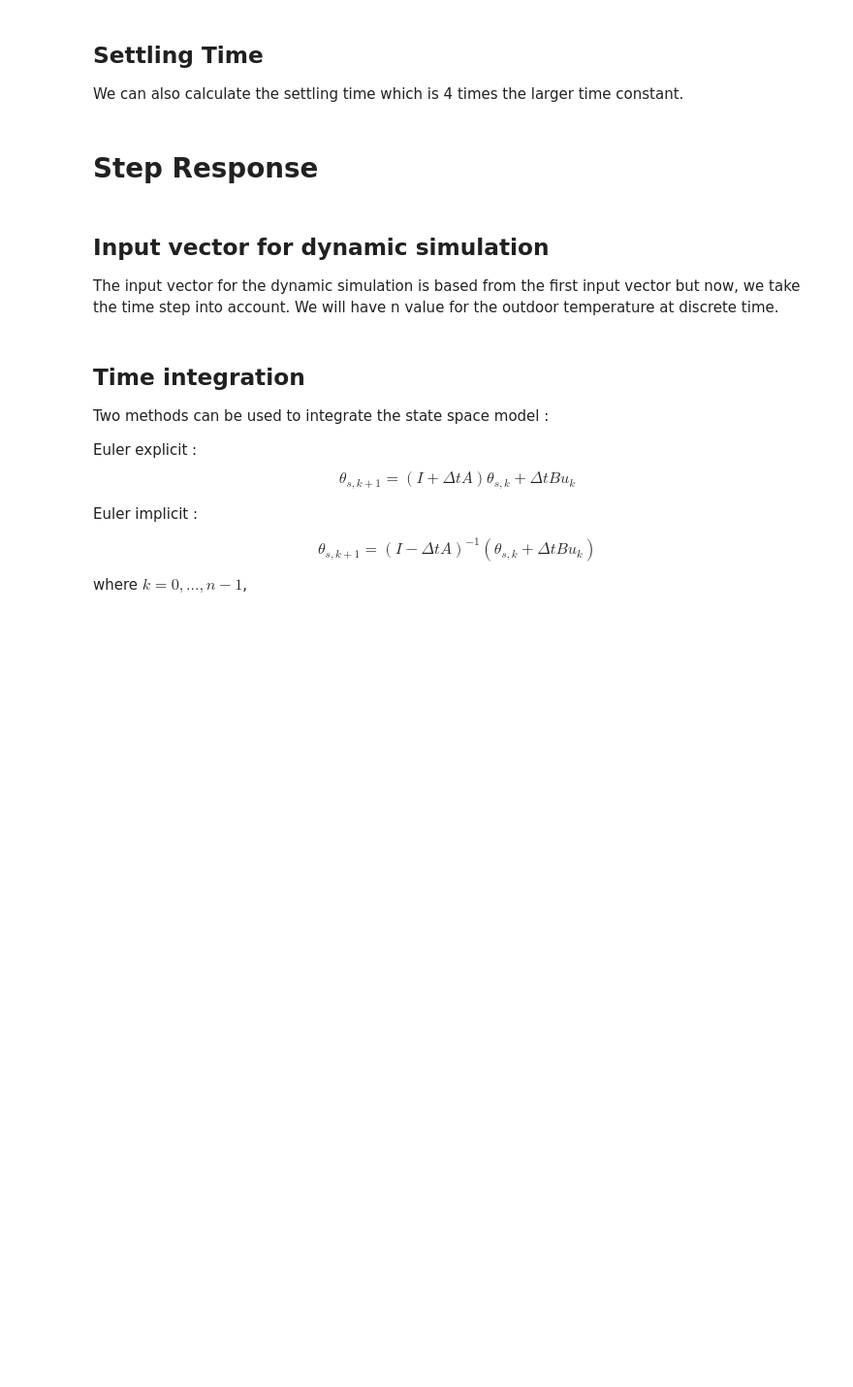
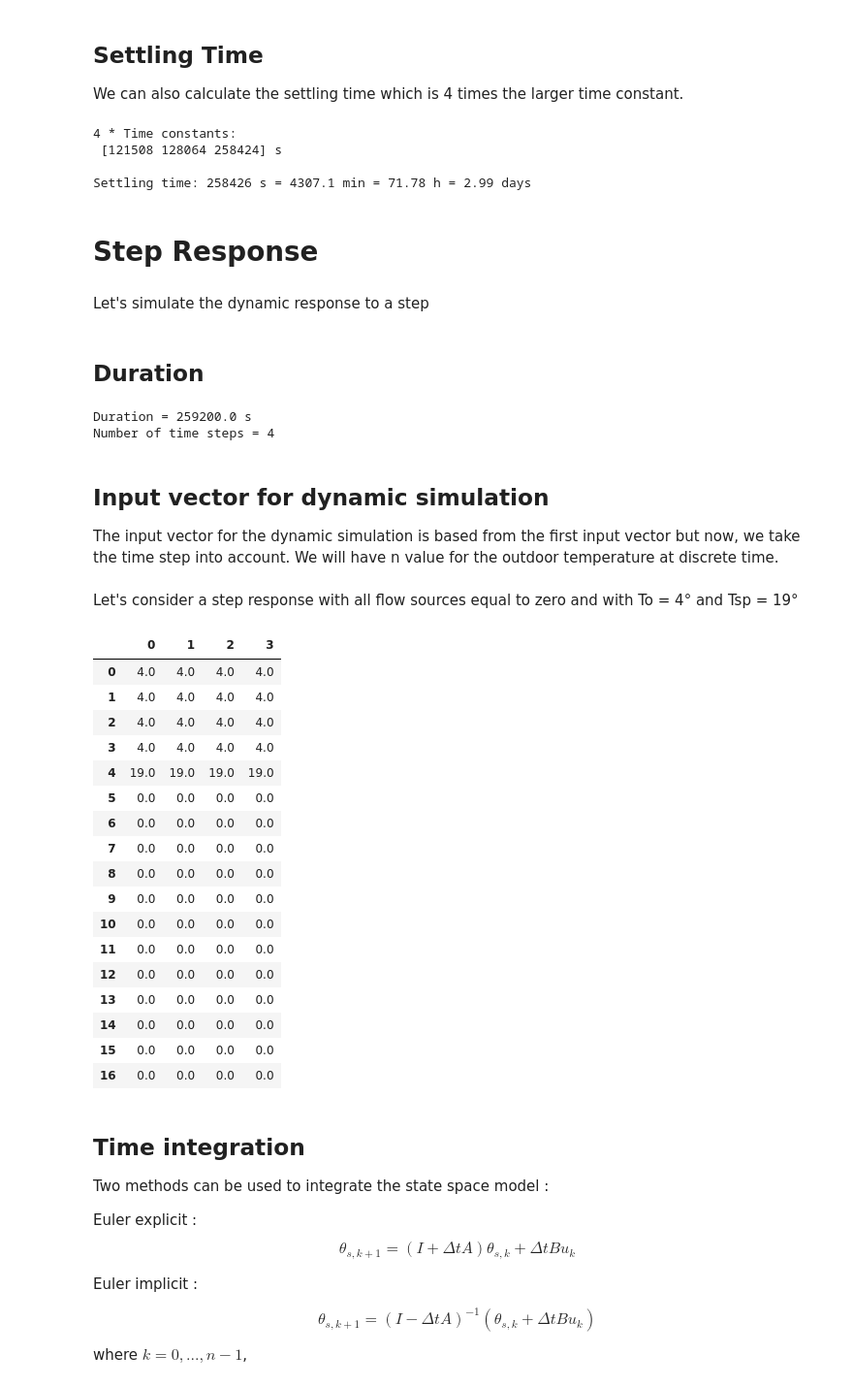
Before and after one commit to dm4bem-2023/5-reproducible-report-blanchard_canal_hoteit_yap, a Jupyter notebook: Building Thermal Model with text final.ipynb, the cells around one changed output. Shown: that part at 97% size. Drawn from its saved outputs; the diff is of its cells as text; code cells hidden in the pictures; blank space fills up the shorter version.

```diff
--- a/Building Thermal Model with text final.ipynb
+++ b/Building Thermal Model with text final.ipynb
@@ -473,14 +473,76 @@ dt = 60720.0 s = 1012 min
 -----------------
 
 We can also calculate the settling time which is 4 times the larger time constant.
+# %%
+# settling time
+time_const = np.array([int(x) for x in sorted(-1 / λ)])
+print('4 * Time constants: \n', 4 * time_const, 's \n')
+
+t_settle = 4 * max(-1 / λ)
+print(f'Settling time: \
+{t_settle:.0f} s = \
+{t_settle / 60:.1f} min = \
+{t_settle / (3600):.2f} h = \
+{t_settle / (3600 * 24):.2f} days')
+# %% [output]
+4 * Time constants:
+ [121508 128064 258424] s
+
+Settling time: 258426 s = 4307.1 min = 71.78 h = 2.99 days
 # %% [markdown]
 **Step Response**
 =================
+# %% [markdown]
+Let's simulate the dynamic response to a step
+# %% [markdown]
+Duration
+---
+# %%
+# Step response
+# -------------
+# Find the next multiple of 3600 s that is larger than t_settle
+duration = np.ceil(t_settle / 3600) * 3600
+n = int(np.floor(duration / dt))    # number of time steps
+t = np.arange(0, n * dt, dt)        # time vector for n time steps
+
+print(f'Duration = {duration} s')
+print(f'Number of time steps = {n}')
+# pd.DataFrame(t, columns=['time'])
+# %% [output]
+Duration = 259200.0 s
+Number of time steps = 4
 # %% [markdown]
 **Input vector for dynamic simulation**
 ---------------------------------------
 
 The input vector for the dynamic simulation is based from the first input vector but now, we take the time step into account. We will have n value for the outdoor temperature at discrete time.
+# %% [markdown]
+Let's consider a step response with all flow sources equal to zero and with To = 4° and Tsp = 19°
+# %%
+u = np.zeros([17, n])                # 17 is the size of our u vector
+u[0:4, :] = 4 * np.ones([4, n])    # To = 4 for n time steps
+u[4, :] = 19 * np.ones([1, n])      # Tisp = 19 for n time steps
+
+pd.DataFrame(u)
+# %% [output]
+|  | 0 | 1 | 2 | 3 |
+| 0 | 4.0 | 4.0 | 4.0 | 4.0 |
+| 1 | 4.0 | 4.0 | 4.0 | 4.0 |
+| 2 | 4.0 | 4.0 | 4.0 | 4.0 |
+| 3 | 4.0 | 4.0 | 4.0 | 4.0 |
+| 4 | 19.0 | 19.0 | 19.0 | 19.0 |
+| 5 | 0.0 | 0.0 | 0.0 | 0.0 |
+| 6 | 0.0 | 0.0 | 0.0 | 0.0 |
+| 7 | 0.0 | 0.0 | 0.0 | 0.0 |
+| 8 | 0.0 | 0.0 | 0.0 | 0.0 |
+| 9 | 0.0 | 0.0 | 0.0 | 0.0 |
+| 10 | 0.0 | 0.0 | 0.0 | 0.0 |
+| 11 | 0.0 | 0.0 | 0.0 | 0.0 |
+| 12 | 0.0 | 0.0 | 0.0 | 0.0 |
+| 13 | 0.0 | 0.0 | 0.0 | 0.0 |
+| 14 | 0.0 | 0.0 | 0.0 | 0.0 |
+| 15 | 0.0 | 0.0 | 0.0 | 0.0 |
+| 16 | 0.0 | 0.0 | 0.0 | 0.0 |
 # %% [markdown]
 **Time integration**
 --------------------
```
Also changed, not shown: parts of 22 cells of this notebook.
